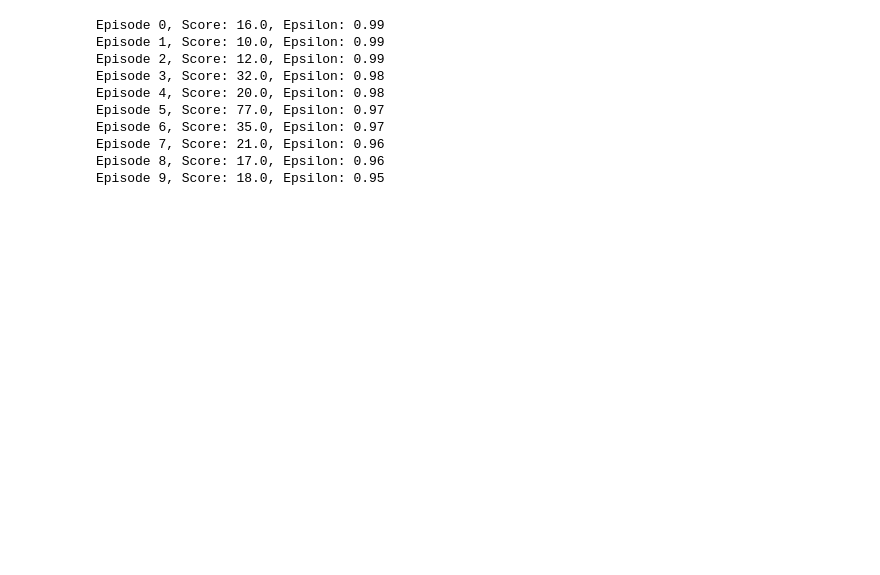
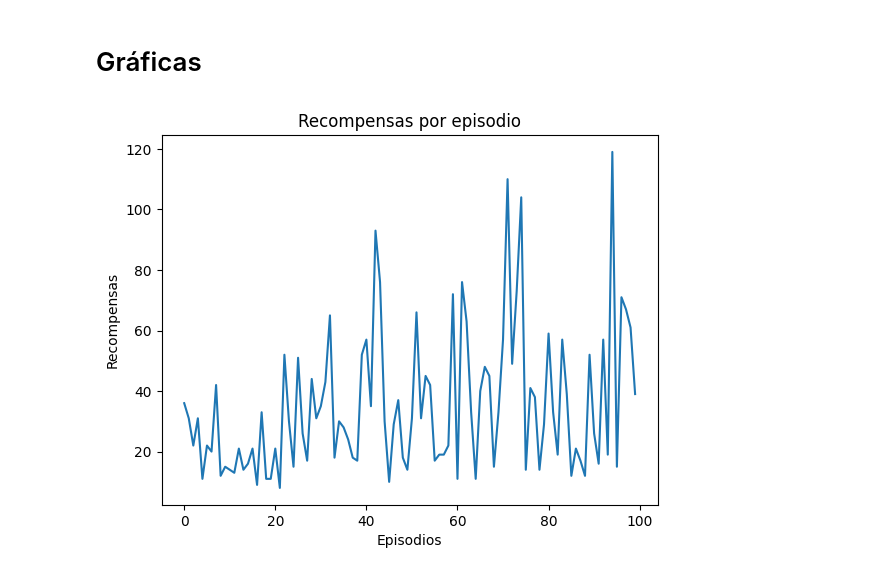
Before and after one commit to camian0/Intelligent-II-DQN, a Jupyter notebook: cTest.ipynb, the cells around one changed output. Saved outputs shown, nothing was run; the diff lists cells and outputs as text; code cells hidden in the pictures; blank space fills up the shorter version.

Commit message:
feat: graphic test was added

```diff
--- a/cTest.ipynb
+++ b/cTest.ipynb
@@ -91,6 +91,8 @@ class DQNAgent:
 import cv2
 import time;
 # %%
+scores = []
+
 def train_dqn(
     env_name="CartPole-v1",
     episodes=10,
@@ -102,7 +104,7 @@ def train_dqn(
     action_dim = env.action_space.n
 
     agent = DQNAgent(state_dim, action_dim)
-    scores = []
+    # scores = []
 
     state = env.reset()
     # Obtener las dimensiones del video
@@ -154,9 +156,9 @@ def train_dqn(
         if episode % target_update == 0:
             agent.update_target_network()
 
-        print(
-            f"Episode {episode}, Score: {episode_score}, Epsilon: {agent.epsilon:.2f}"
-        )
+        # print(
+        #     f"Episode {episode}, Score: {episode_score}, Epsilon: {agent.epsilon:.2f}"
+        # )
 
     # Finalizar y cerrar el objeto de video
     # out.release()
@@ -165,17 +167,8 @@ def train_dqn(
     return scores
 # %%
 # Entrenar al agente
-scores = train_dqn()
+scores = train_dqn(episodes=100)
-# %% [output]
-Episode 0, Score: 16.0, Epsilon: 0.99
-Episode 1, Score: 10.0, Epsilon: 0.99
-Episode 2, Score: 12.0, Epsilon: 0.99
-Episode 3, Score: 32.0, Epsilon: 0.98
-Episode 4, Score: 20.0, Epsilon: 0.98
-Episode 5, Score: 77.0, Epsilon: 0.97
-Episode 6, Score: 35.0, Epsilon: 0.97
-Episode 7, Score: 21.0, Epsilon: 0.96
-Episode 8, Score: 17.0, Epsilon: 0.96
-Episode 9, Score: 18.0, Epsilon: 0.95
 # %%
 ambientes=['Acrobot-v1','MountainCar-v0','LunarLander-v3']
+# %% [markdown]
+# Gráficas
@@ -181,0 +178,19 @@ ambientes=['Acrobot-v1','MountainCar-v0','LunarLander-v3']
+# %%
+
+# Datos de ejemplo
+x = [i for i in range(100)]
+y =  scores  # Arreglo para el eje y (puedes cambiarlo por tus datos)
+
+
+# Crear la gráfica de línea con seaborn
+sns.lineplot(x=x, y=y,)
+
+# Añadir etiquetas y título
+plt.xlabel('Episodios')
+plt.ylabel('Recompensas')
+plt.title('Recompensas por episodio')
+
+# Mostrar la gráfica
+plt.show()
+# %% [output]
+[figure, added]
```
Also changed, not shown: parts of 1 cell of this notebook.
